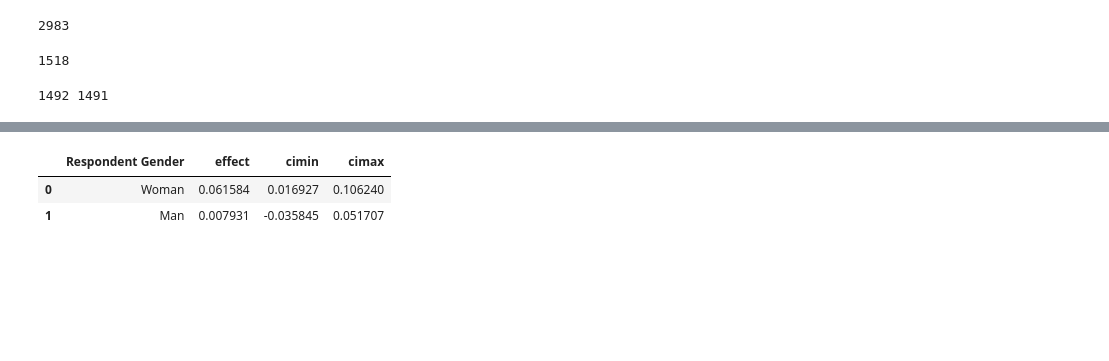
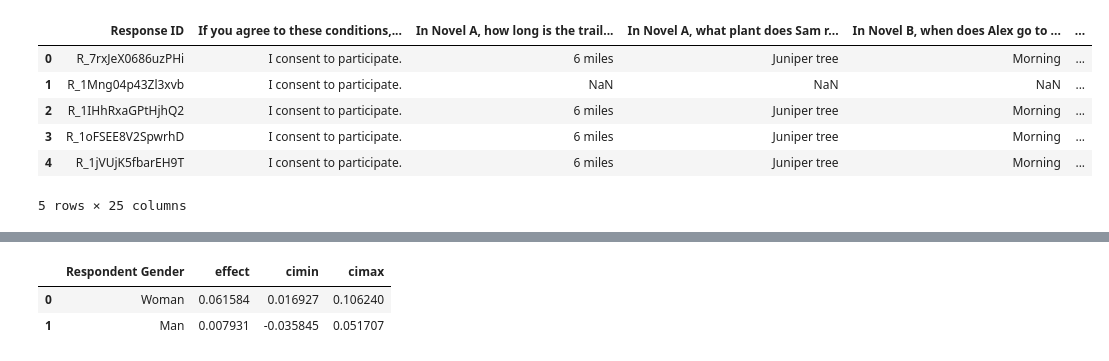
Before and after one commit to federicabologna/char-gender, a Jupyter notebook: code/analysis.ipynb, the cells around one changed output, grey strips where cells are left out. Drawn from its saved outputs; the diff is of its cells as text; code cells hidden in the pictures; blank space fills up the shorter version.

```diff
--- a/code/analysis.ipynb
+++ b/code/analysis.ipynb
@@ -60,5 +17,0 @@ enby
-# %%
-clean = df.set_index('Response ID').loc[rids_clean]
-len(clean)
-# %% [output]
-2983
@@ -90,4 +17,0 @@ clean['chose_hike'] = chose_hike
-# %%
-2983-1465
-# %% [output]
-1518
@@ -96,13 +18,11 @@ clean['respondent_woman'] = clean['gender'].apply(lambda x: 1 if x == 'Woman' el
-# %%
-W = 0
-M = 0
-for x in clean['gender']:
-  if x == 'Woman':
-    W += 1
-  else:
-    M += 1
-print(W, M)
-# %% [output]
-1492 1491
 # %%
-#clean.to_csv(os.path.join(data_dir, 'clean_recent.csv'))
+public = pd.read_csv(os.path.join(data_dir, 'public_data.csv'))
+public.head()
+# %% [output]
+|  | Response ID | If you agree to these conditions,... | In Novel A, how long is the trail... | In Novel A, what plant does Sam r... | In Novel B, when does Alex go to ... | ... |
+| 0 | R_7rxJeX0686uzPHi | I consent to participate. | 6 miles | Juniper tree | Morning | ... |
+| 1 | R_1Mng04p43Zl3xvb | I consent to participate. | NaN | NaN | NaN | ... |
+| 2 | R_1IHhRxaGPtHjhQ2 | I consent to participate. | 6 miles | Juniper tree | Morning | ... |
+| 3 | R_1oFSEE8V2SpwrhD | I consent to participate. | 6 miles | Juniper tree | Morning | ... |
+| 4 | R_1jVUjK5fbarEH9T | I consent to participate. | 6 miles | Juniper tree | Morning | ... |
+5 rows × 25 columns
```
Also changed, not shown: parts of 22 cells of this notebook, 4 other files.
